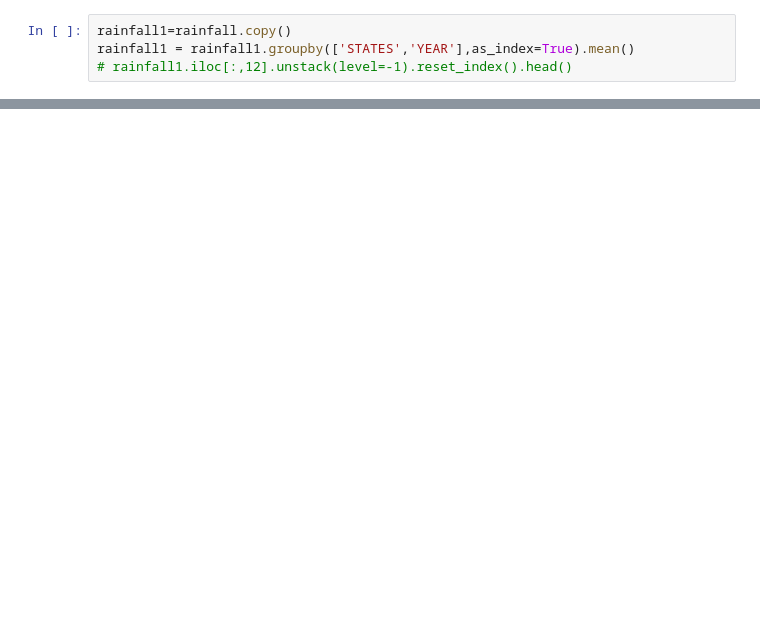
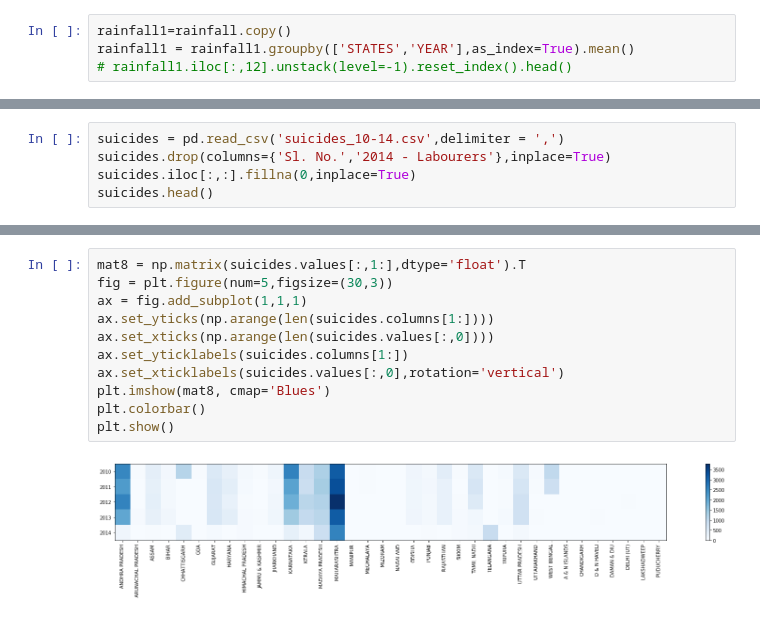
Before and after one commit to nitinvbharti/Agriculture_Analysis, a Jupyter notebook: Agro_analysis.ipynb, the cells around one changed output, grey strips where cells are left out. Saved outputs shown, nothing was run; the diff lists cells and outputs as text; blank space fills up the shorter version.

```diff
--- a/Agro_analysis.ipynb
+++ b/Agro_analysis.ipynb
@@ -212,3 +212,8 @@ plt.colorbar()
 plt.show()
 # %% [output]
 [figure]
+# %%
+suicides = pd.read_csv('suicides_10-14.csv',delimiter = ',')
+suicides.drop(columns={'Sl. No.','2014 - Labourers'},inplace=True)
+suicides.iloc[:,:].fillna(0,inplace=True)
+suicides.head()
@@ -214,0 +227,13 @@ plt.show()
+# %%
+mat8 = np.matrix(suicides.values[:,1:],dtype='float').T
+fig = plt.figure(num=5,figsize=(30,3))
+ax = fig.add_subplot(1,1,1)
+ax.set_yticks(np.arange(len(suicides.columns[1:])))
+ax.set_xticks(np.arange(len(suicides.values[:,0])))
+ax.set_yticklabels(suicides.columns[1:])
+ax.set_xticklabels(suicides.values[:,0],rotation='vertical')
+plt.imshow(mat8, cmap='Blues')
+plt.colorbar()
+plt.show()
+# %% [output]
+[figure, added]
```
Also changed, not shown: parts of 3 cells of this notebook, 2 other files.
